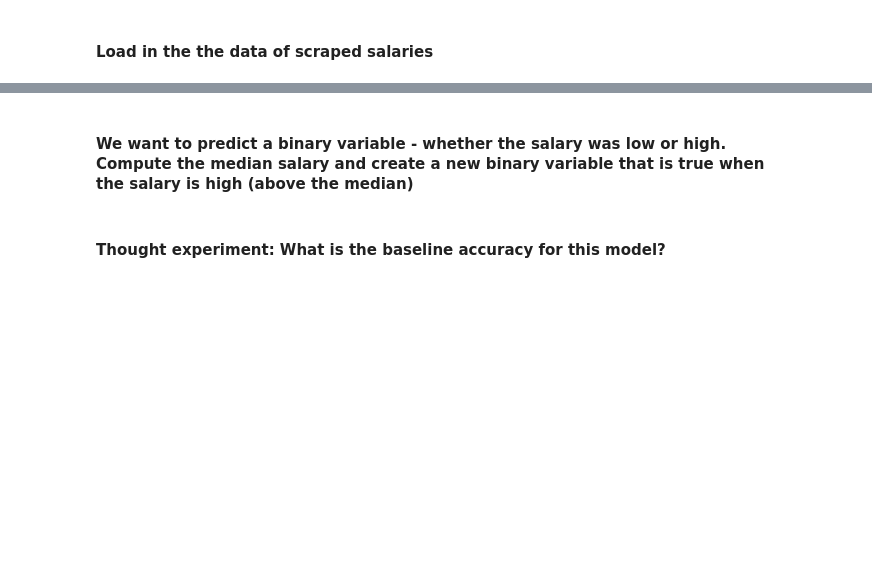
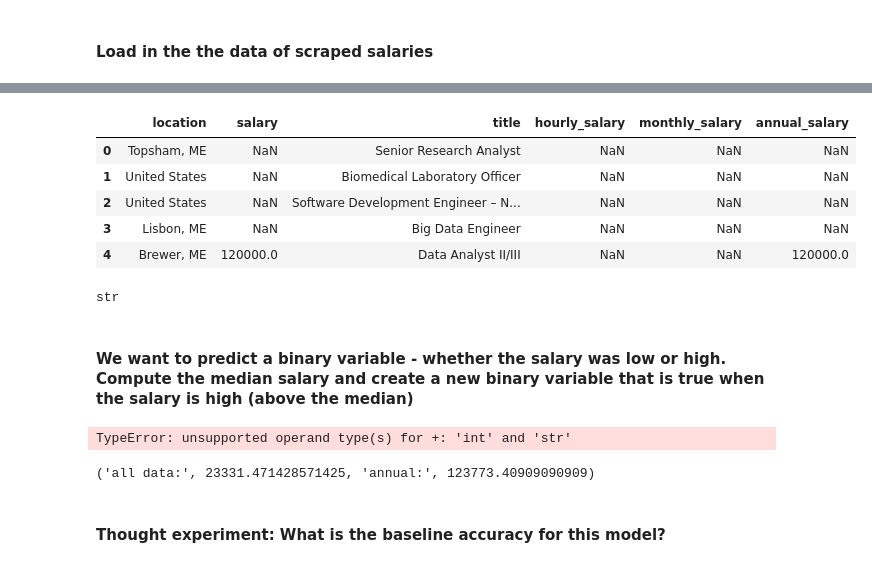
Before and after one commit to hudsonrio/GA_dsi-projects, a Jupyter notebook: projects/4th/Project4_working.ipynb, the cells around one changed output, grey strips where cells are left out. Cells and saved outputs as stored; diff of their text form; code cells hidden in the pictures; blank space fills up the shorter version.

Commit message:
pushing project 4, still dropping data

```diff
--- a/projects/4th/Project4_working.ipynb
+++ b/projects/4th/Project4_working.ipynb
@@ -131,5 +118,6 @@ from sklearn.metrics import classification_report
 
 print(os.getcwd())
 
-sample_indeed = pd.read_csv('/Users/HudsonCavanagh/dsi-projects/projects/4th/indeed_ds_data30_de-dupe.csv')
+indeed = pd.read_csv('/Users/HudsonCavanagh/GA_dsi-projects/projects/4th/indeed_ds_data30_dedupe.csv')
+# sample_indeed = pd.read_csv('/Users/HudsonCavanagh/GA_dsi-projects/projects/4th/indeed_ds_data6_first.csv')
 # %% [output]
@@ -157,12 +125,44 @@ sample_indeed.head(20)
+# %%
+indeed = indeed.iloc[:,1:]
+indeed.head()
+# %% [output]
+|  | location | salary | title | hourly_salary | monthly_salary | annual_salary |
+| 0 | Topsham, ME | NaN | Senior Research Analyst | NaN | NaN | NaN |
+| 1 | United States | NaN | Biomedical Laboratory Officer | NaN | NaN | NaN |
+| 2 | United States | NaN | Software Development Engineer – N... | NaN | NaN | NaN |
+| 3 | Lisbon, ME | NaN | Big Data Engineer | NaN | NaN | NaN |
+| 4 | Brewer, ME | 120000.0 | Data Analyst II/III | NaN | NaN | 120000.0 |
+# %%
+type(indeed['salary'][4])
+# %% [output]
+str
 # %% [markdown]
 #### We want to predict a binary variable - whether the salary was low or high. Compute the median salary and create a new binary variable that is true when the salary is high (above the median)
+# %%
+annual_avg_sal = indeed['annual_salary'].mean()
+#need assumption for hours of work annually...
+indeed['salary'] = (indeed['monthly_salary']*12)
+indeed['salary'] = (indeed['hourly_salary']*12*5*9)#12 month, 5 days/ week, 9 hours/day
+#sample_indeed['salary'] = (sample_indeed['annual_salary'] -- should be accounted for already
+avg_sal = indeed['salary'].mean()
+
+print("all data:", avg_sal,"annual:",annual_avg_sal)
+
+#based on the below, we should only use annual_salary figures for this purpose
+# %% [output]
+TypeError: unsupported operand type(s) for +: 'int' and 'str'
 # %%
-annual_avg_sal = sample_indeed['annual_salary'].mean()
-#need assumption for hours of work annually...
-sample_indeed['salary'] = (sample_indeed['monthly_salary']*12)
-sample_indeed['salary'] = (sample_indeed['hourly_salary']*12*5*9)#12 month, 5 days/ week, 9 hours/day
-#sample_indeed['salary'] = (sample_indeed['annual_salary'] -- should be accounted for already
-avg_sal = sample_indeed['salary'].mean()
+# annual_avg_sal_sam = sample_indeed['annual_salary'].mean()
+# #need assumption for hours of work annually...
+# sample_indeed['salary'] = (sample_indeed['monthly_salary']*12)
+# sample_indeed['salary'] = (sample_indeed['hourly_salary']*12*5*9)#12 month, 5 days/ week, 9 hours/day
+# #sample_indeed['salary'] = (sample_indeed['annual_salary'] -- should be accounted for already
+# avg_sal_samp = sample_indeed['salary'].mean()
+# print("all data:", avg_sal_samp,"annual:",annual_avg_sal_sam)
+
+# #('all data:', 23331.471428571425, 'annual:', 123773.40909090909)
+# %% [output]
+('all data:', 23331.471428571425, 'annual:', 123773.40909090909)
 # %% [markdown]
 #### Thought experiment: What is the baseline accuracy for this model?
 # %%
```
Also changed, not shown: parts of 11 cells of this notebook, 4 other files.
